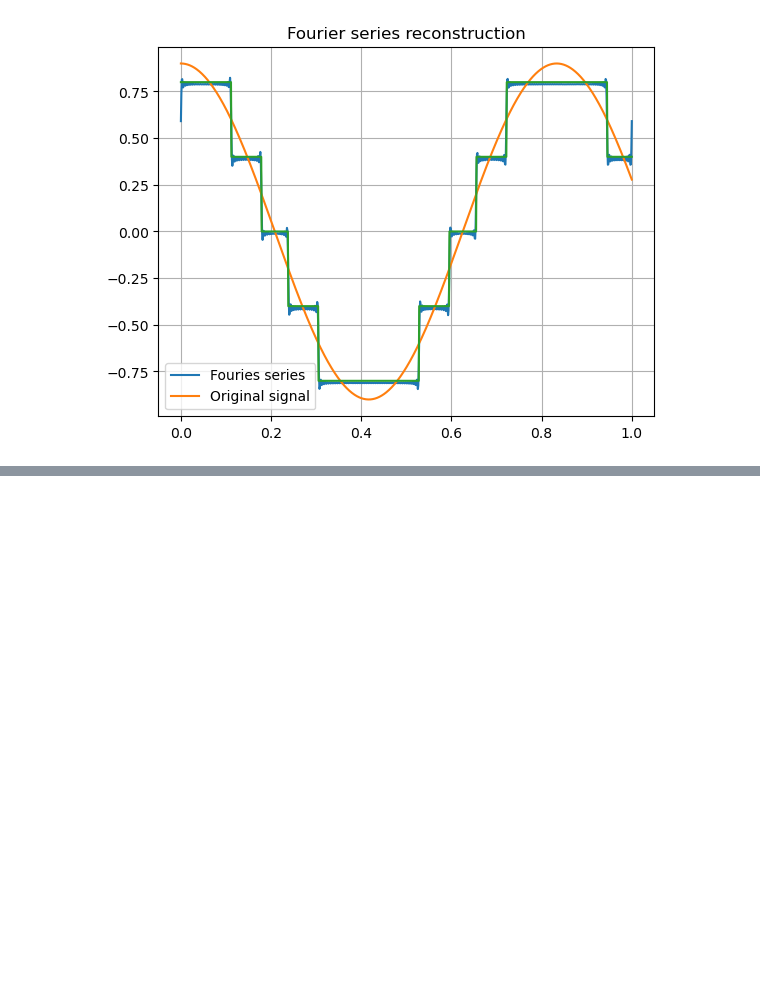
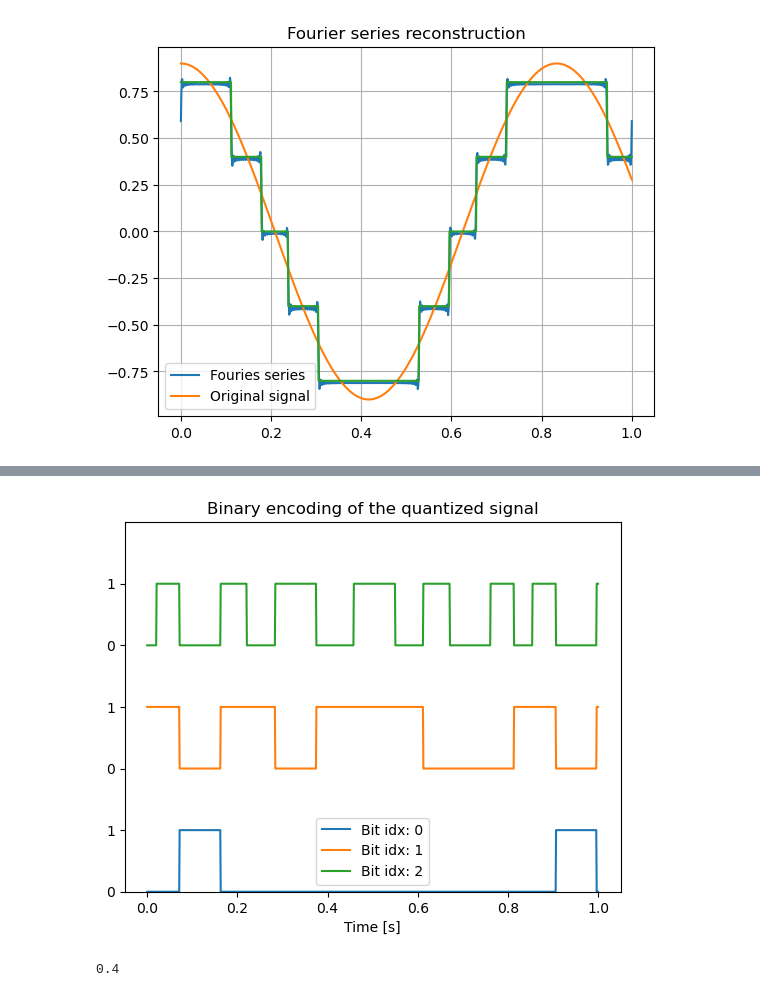
Before and after one commit to lindafabs/Semester-Project, a Jupyter notebook: Final_notebook.ipynb, the cells around one changed output, grey strips where cells are left out. Drawn from its saved outputs; the diff is of its cells as text; code cells hidden in the pictures; blank space fills up the shorter version.

```diff
--- a/Final_notebook.ipynb
+++ b/Final_notebook.ipynb
@@ -450,0 +555,10 @@ TO DO
+# %%
+bitEnc = binary_encoder(NQbits = 3)
+bit_mat= bitEnc.plot_bitmat(word_mat,x,t)
+utils.bitmap_plotter(N_qbits, bit_mat, x)
+# %% [output]
+[figure, added]
+# %%
+print(q.step)
+# %% [output]
+0.4
```
Also changed, not shown: parts of 11 cells of this notebook, 3 other files.
